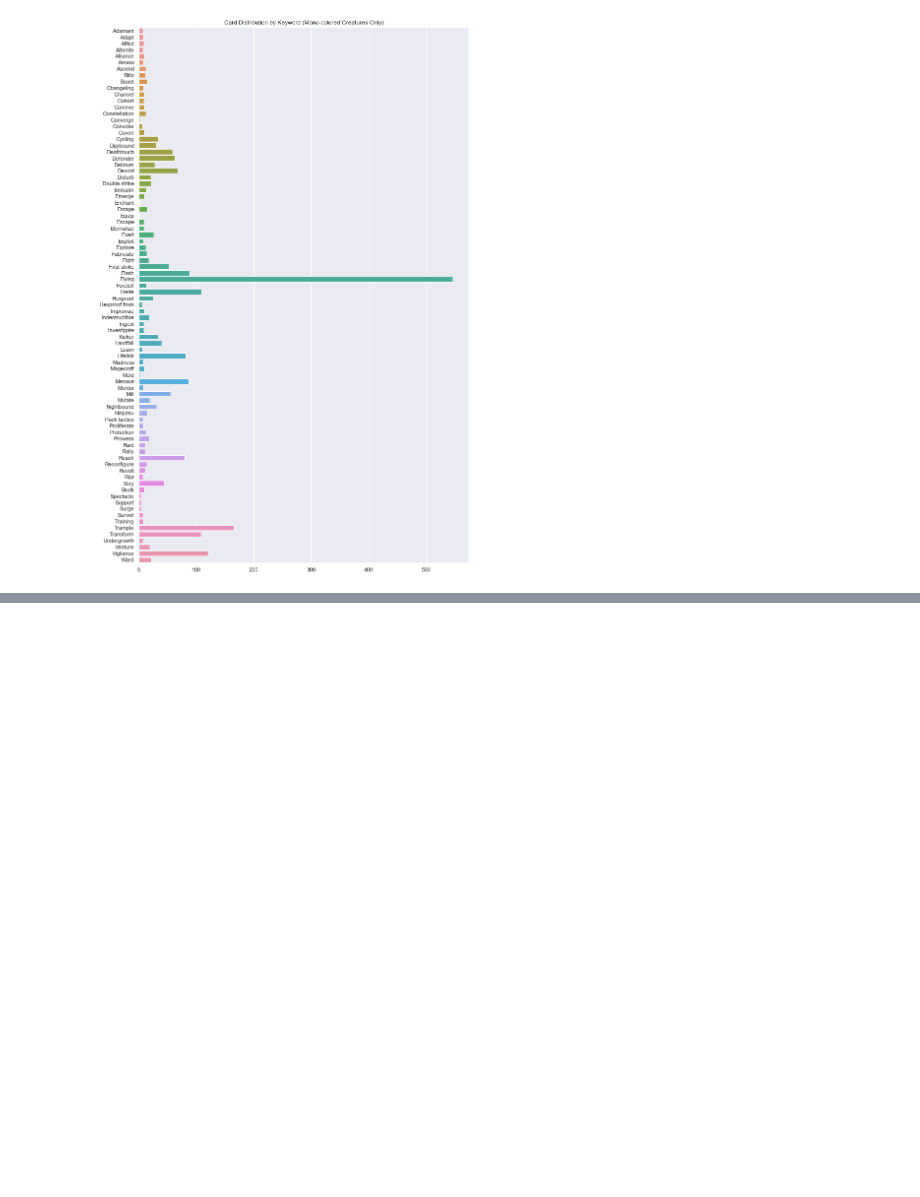
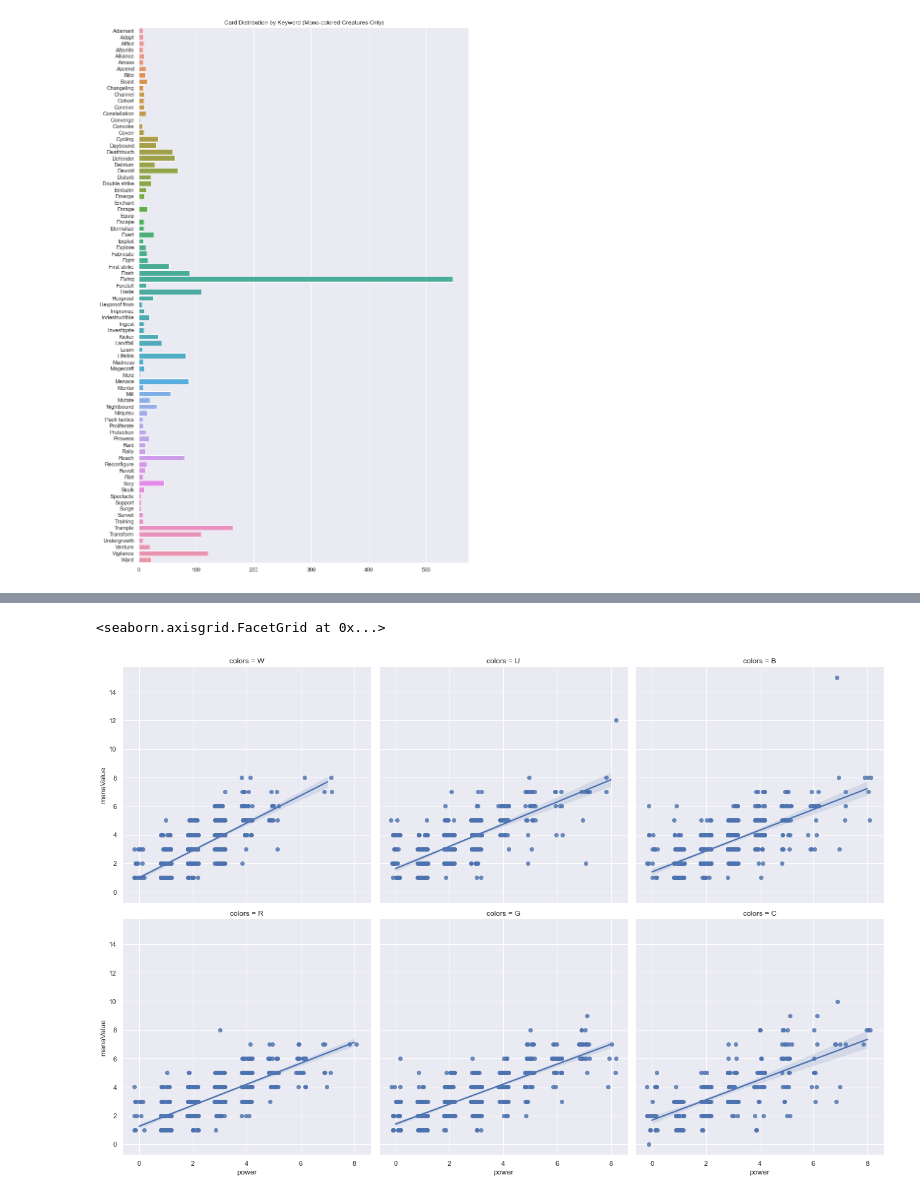
Before and after one commit to the-parthenon/data-capstone-mtg-regression, a Jupyter notebook: Exploratory_Analysis.ipynb, the cells around one changed output, grey strips where cells are left out. Saved outputs shown, nothing was run; the diff lists cells and outputs as text; code cells hidden in the pictures; blank space fills up the shorter version.

```diff
--- a/Exploratory_Analysis.ipynb
+++ b/Exploratory_Analysis.ipynb
@@ -408,0 +348,6 @@ plt.show()
+# %%
+g = sns.FacetGrid(creatures.query('power < 9'), col='colors', col_wrap=3, height = 6)
+g.map(sns.regplot, 'power', 'manaValue', x_jitter=.2)
+# %% [output]
+<seaborn.axisgrid.FacetGrid at 0x...>
+[figure, added]
```
Also changed, not shown: parts of 32 cells of this notebook, 31 other files.
